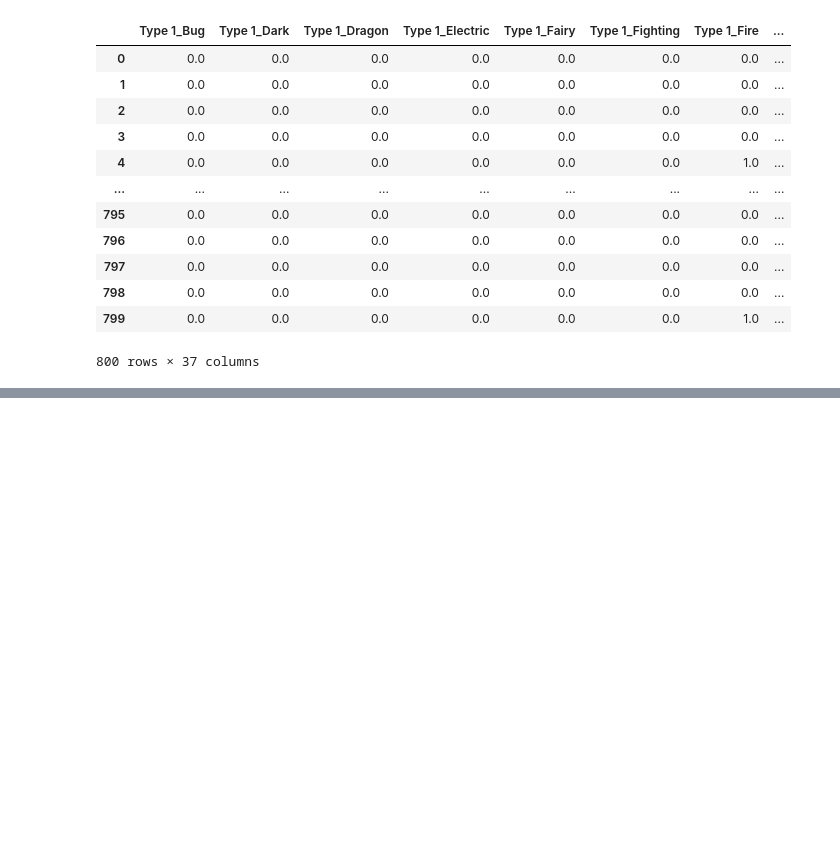
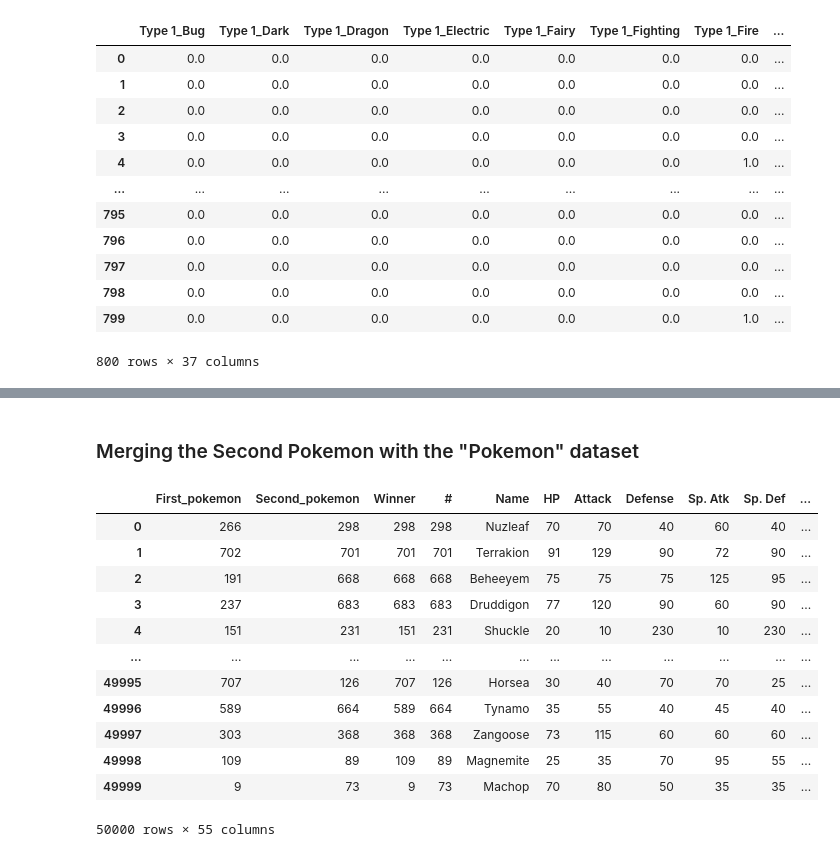
Before and after one commit to SevenWoos/MachineLearningProjects, a Jupyter notebook: pokemon_projects/pokemon_ml/test2/poke_ml_test2.ipynb, the cells around one changed output, grey strips where cells are left out. Drawn from its saved outputs; the diff is of its cells as text; code cells hidden in the pictures; blank space fills up the shorter version.

```diff
--- a/pokemon_projects/pokemon_ml/test2/poke_ml_test2.ipynb
+++ b/pokemon_projects/pokemon_ml/test2/poke_ml_test2.ipynb
@@ -963,0 +1094,19 @@ types
+# %% [markdown]
+### Merging the Second Pokemon with the "Pokemon" dataset
+# %%
+merging_second_pokemon = combats2.merge(pokemon_enc, how='left', left_on=['Second_pokemon'], right_on=['#'])
+merging_second_pokemon
+# %% [output]
+|  | First_pokemon | Second_pokemon | Winner | # | Name | HP | Attack | Defense | Sp. Atk | Sp. Def | ... |
+| 0 | 266 | 298 | 298 | 298 | Nuzleaf | 70 | 70 | 40 | 60 | 40 | ... |
+| 1 | 702 | 701 | 701 | 701 | Terrakion | 91 | 129 | 90 | 72 | 90 | ... |
+| 2 | 191 | 668 | 668 | 668 | Beheeyem | 75 | 75 | 75 | 125 | 95 | ... |
+| 3 | 237 | 683 | 683 | 683 | Druddigon | 77 | 120 | 90 | 60 | 90 | ... |
+| 4 | 151 | 231 | 151 | 231 | Shuckle | 20 | 10 | 230 | 10 | 230 | ... |
+| ... | ... | ... | ... | ... | ... | ... | ... | ... | ... | ... | ... |
+| 49995 | 707 | 126 | 707 | 126 | Horsea | 30 | 40 | 70 | 70 | 25 | ... |
+| 49996 | 589 | 664 | 589 | 664 | Tynamo | 35 | 55 | 40 | 45 | 40 | ... |
+| 49997 | 303 | 368 | 368 | 368 | Zangoose | 73 | 115 | 60 | 60 | 60 | ... |
+| 49998 | 109 | 89 | 109 | 89 | Magnemite | 25 | 35 | 70 | 95 | 55 | ... |
+| 49999 | 9 | 73 | 9 | 73 | Machop | 70 | 80 | 50 | 35 | 35 | ... |
+50000 rows × 55 columns
```
Also changed, not shown: parts of 30 cells of this notebook.
